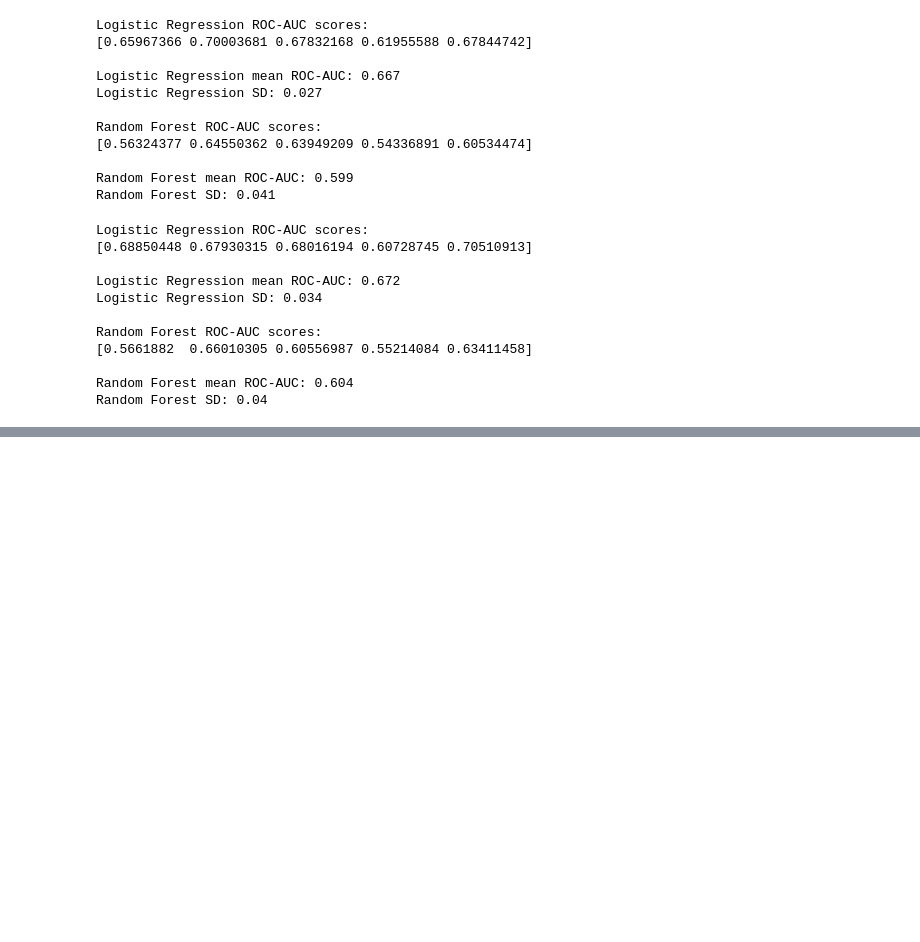
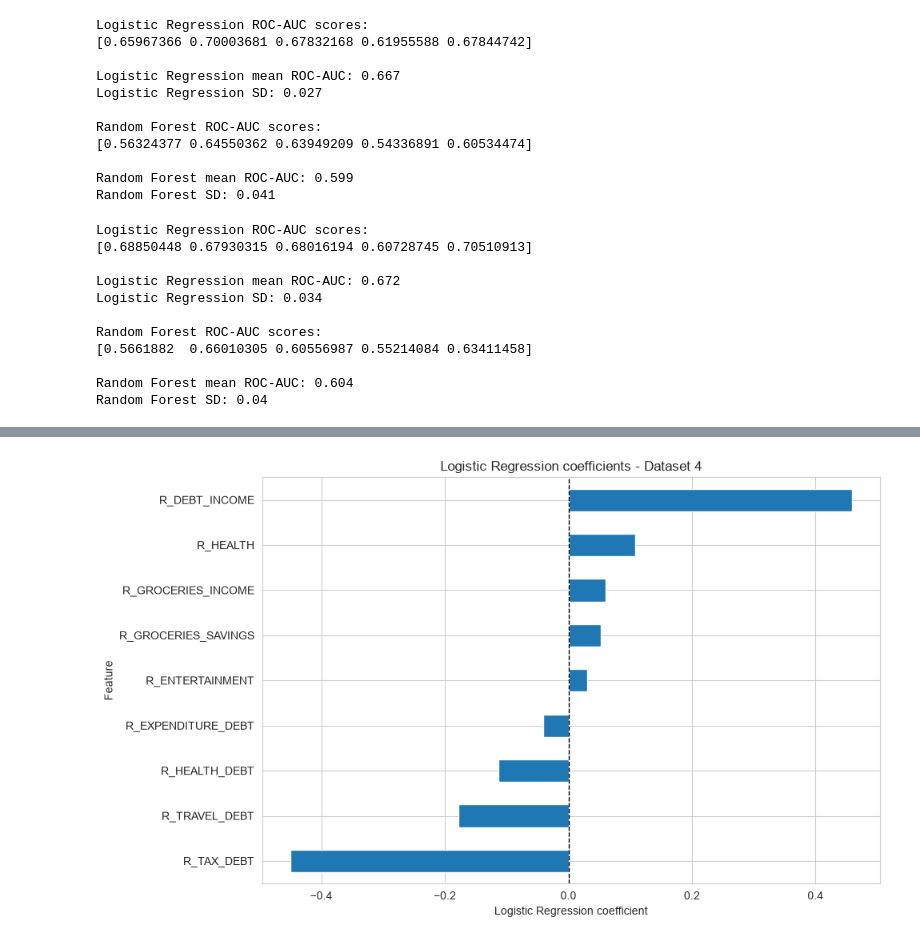
Before and after one commit to yathukamal/Creditscore2, a Jupyter notebook: default_classification.ipynb, the cells around one changed output, grey strips where cells are left out. Drawn from its saved outputs; the diff is of its cells as text; code cells hidden in the pictures; blank space fills up the shorter version.

```diff
--- a/default_classification.ipynb
+++ b/default_classification.ipynb
@@ -1533,0 +1582,12 @@ Random Forest SD: 0.04
+# %%
+#Look at the coefficients
+#Get Logistic Regression coefficients
+coefficients = pd.Series(
+    logistic_model_4.named_steps['model'].coef_[0],
+    index=X_train.columns
+)
+
+#Sort by coefficent
+coefficients = coefficients.sort_values()
+
+print(coefficients)
@@ -1533,0 +1630,25 @@ Random Forest SD: 0.04
+# %%
+#Get Logistic Regression coefficients
+coefficient = pd.Series(
+    logistic_model_4.named_steps['model'].coef_[0],
+    index=X_train.columns
+)
+
+#Sort coefficients
+coefficients = coefficients.sort_values()
+
+#Plot coefficients
+plt.figure(figsize=(10, 6))
+
+coefficients.plot(kind='barh')
+
+plt.axvline(0, linestyle='--', color='k', linewidth=1)
+
+plt.xlabel('Logistic Regression coefficient')
+plt.ylabel("Feature")
+plt.title("Logistic Regression coefficients - Dataset 4")
+
+plt.tight_layout()
+plt.show()
+# %% [output]
+[figure, added]
```
Also changed, not shown: parts of 3 cells of this notebook.
